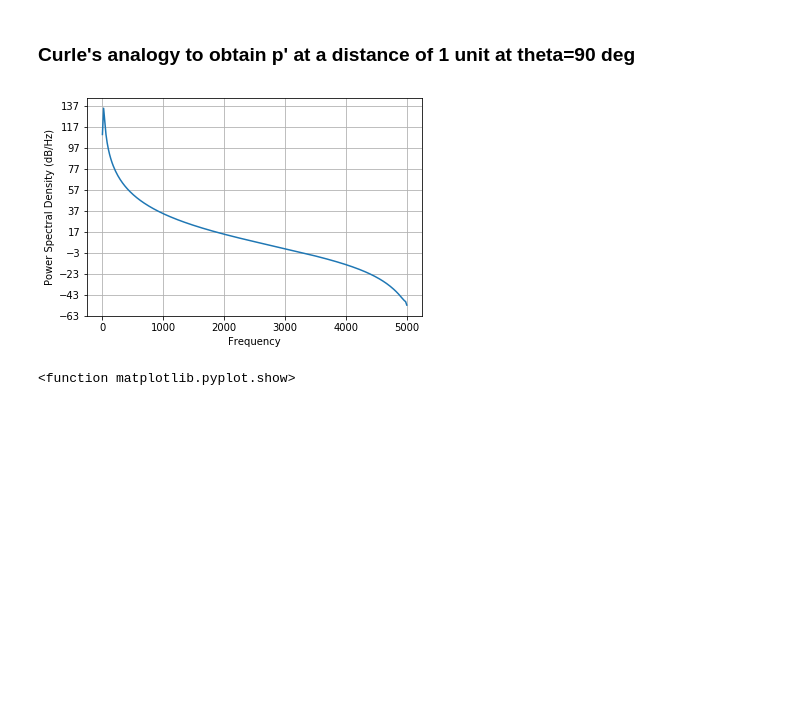
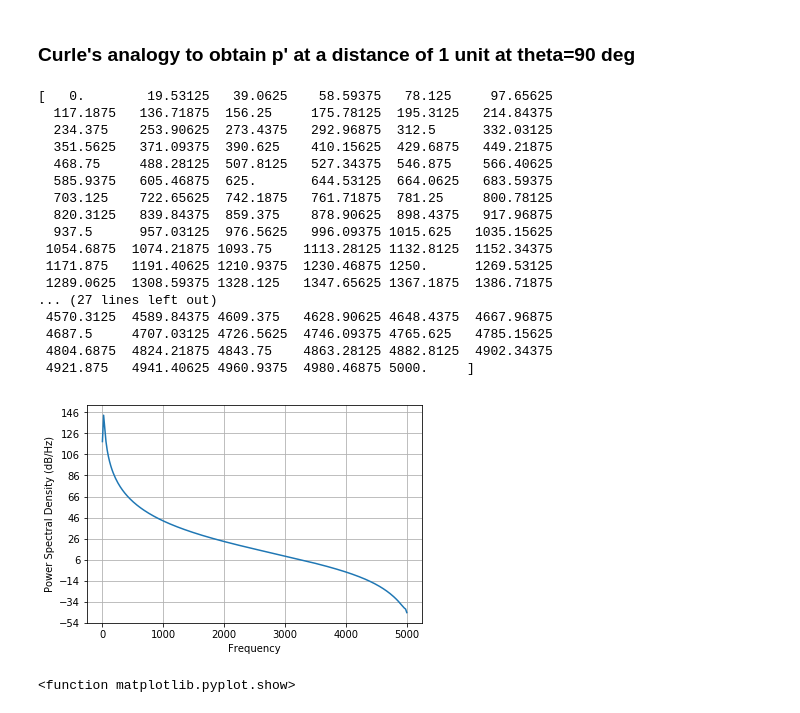
Before and after one commit to williswillz/Multi-Vortex, a Jupyter notebook: Gaussian Distribution/Turbulence+Airfoil/VT10-same-y0-rho-different-strength.ipynb, the cells around one changed output. Cells and saved outputs as stored; diff of their text form; code cells hidden in the pictures; blank space fills up the shorter version.

```diff
--- a/Gaussian Distribution/Turbulence+Airfoil/VT10-same-y0-rho-different-strength.ipynb
+++ b/Gaussian Distribution/Turbulence+Airfoil/VT10-same-y0-rho-different-strength.ipynb
@@ -343,20 +350,39 @@ def CA(x2, c_0, )
 ### Curle's analogy to obtain p' at a distance of 1 unit at theta=90 deg
 # %%
 def Curles_loadingNoise(y_int,c_sound,r_dist,L,dt,Velo):
-    p_acoustic = (((y_int*L)/(4*np.pi*dt*c_sound*(r_dist**2)))*(0.5*1.225*pow(Velo,2)))
+#     p_acoustic = (((y_int*L)/(4*np.pi*dt*c_sound*(r_dist**2)))*(0.5*1.225*pow(Velo,2)))
+    p_acoustic = (((y_int*L)/(4*np.pi*dt*c_sound*(r_dist**2))))
     return p_acoustic
 
 noise = Curles_loadingNoise(1,343,1,G,dt,v0)
 # print noise
 H = ((noise)/(2.e-5))**2
 # print H
 (val, freq) = psd(H, NFFT=512,Fs=1/dt,detrend='mean')
 SPL = 10*np.log10(val)
 savetxt('SPL.csv', np.column_stack((freq,SPL)), fmt='%0.5f', delimiter=',')
 # print SPL
 plt.savefig('SPL.pdf')
+print freq
 # %% [output]
+[   0.        19.53125   39.0625    58.59375   78.125     97.65625
+  117.1875   136.71875  156.25     175.78125  195.3125   214.84375
+  234.375    253.90625  273.4375   292.96875  312.5      332.03125
+  351.5625   371.09375  390.625    410.15625  429.6875   449.21875
+  468.75     488.28125  507.8125   527.34375  546.875    566.40625
+  585.9375   605.46875  625.       644.53125  664.0625   683.59375
+  703.125    722.65625  742.1875   761.71875  781.25     800.78125
+  820.3125   839.84375  859.375    878.90625  898.4375   917.96875
+  937.5      957.03125  976.5625   996.09375 1015.625   1035.15625
+ 1054.6875  1074.21875 1093.75    1113.28125 1132.8125  1152.34375
+ 1171.875   1191.40625 1210.9375  1230.46875 1250.      1269.53125
+ 1289.0625  1308.59375 1328.125   1347.65625 1367.1875  1386.71875
+... (27 lines left out)
+ 4570.3125  4589.84375 4609.375   4628.90625 4648.4375  4667.96875
+ 4687.5     4707.03125 4726.5625  4746.09375 4765.625   4785.15625
+ 4804.6875  4824.21875 4843.75    4863.28125 4882.8125  4902.34375
+ 4921.875   4941.40625 4960.9375  4980.46875 5000.     ]
-[figure, old version]
+[figure, new version]
 # %%
 plt.semilogx(freq,10*np.log10(val),label='SPL')
 plt.title('Sound Pressure Level (dB)')
```
Also changed, not shown: parts of 2 cells of this notebook, 21 other files.
